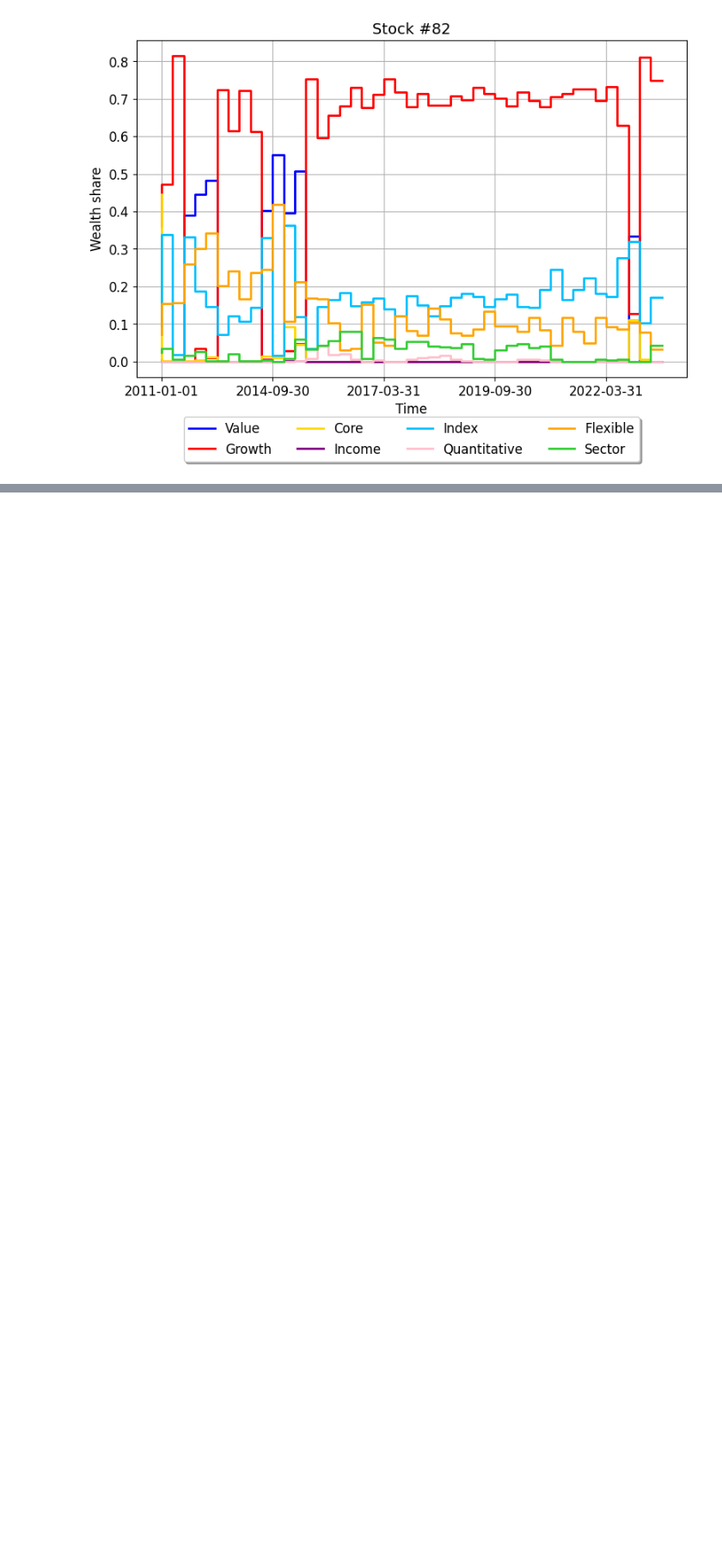
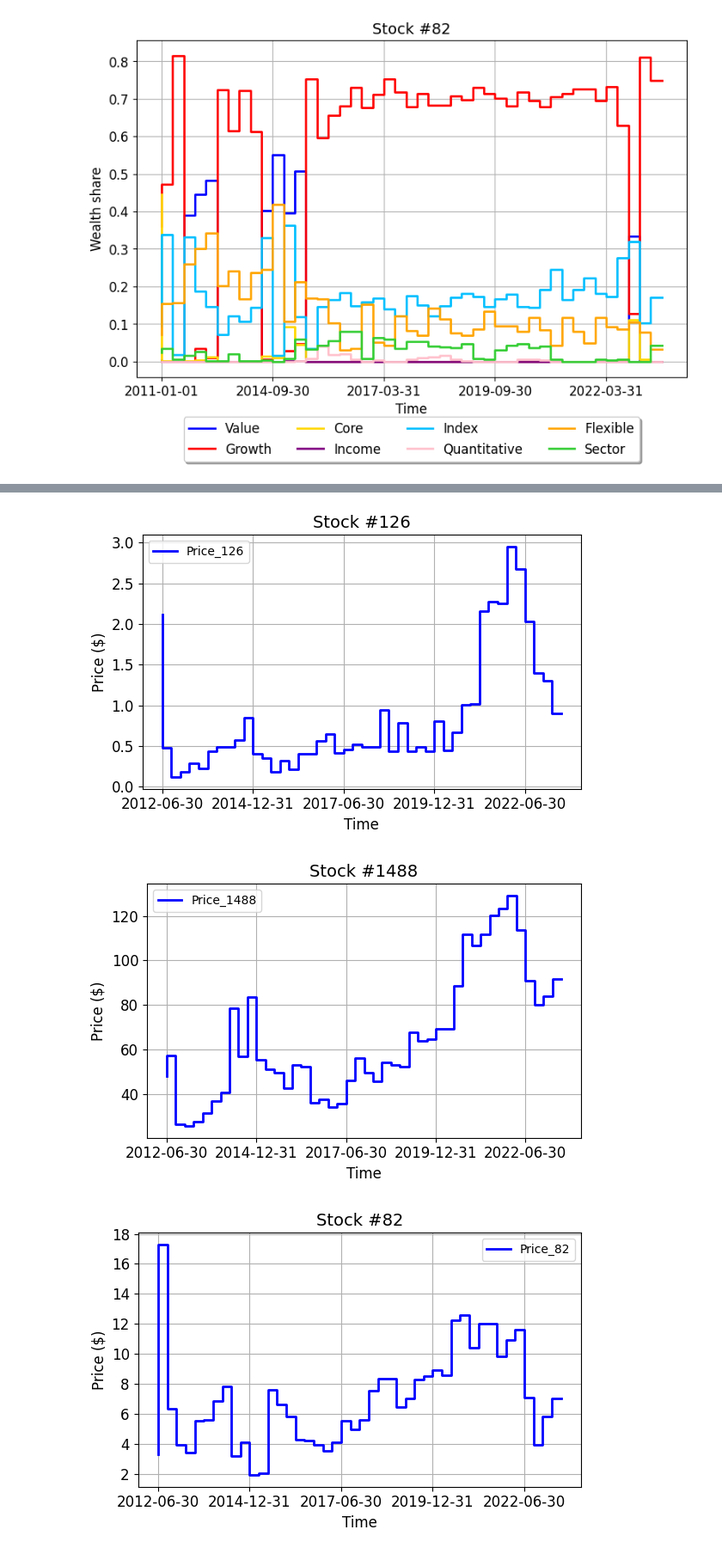
Before and after one commit to aymericvie/demo-evology, a Jupyter notebook: demo.ipynb, the cells around one changed output, grey strips where cells are left out. Shown: that part at 86% size. Drawn from its saved outputs; the diff is of its cells as text; code cells hidden in the pictures; blank space fills up the shorter version.

```diff
--- a/demo.ipynb
+++ b/demo.ipynb
@@ -141,0 +164,21 @@ show_ownership_plot(82)
+# %%
+def show_price_plot(stock_index):
+    # Generate plot from period 1
+    data_qr.iloc[1:].plot(x="Date", y='Price_{}'.format(stock_index), figsize=(6, 4), drawstyle="steps", color='blue', lw=2)
+    plt.xlabel("Time", fontsize=fontsize_label)
+    plt.ylabel("Price ($)", fontsize=fontsize_label)
+    plt.xticks(size=fontsize_label)
+    plt.yticks(size=fontsize_label)
+    plt.grid()
+    plt.title('Stock #{}'.format(stock_index), fontsize=fontsize_title)
+    plt.legend()
+    plt.tight_layout()
+    plt.show()
+
+show_price_plot(126)
+show_price_plot(1488)
+show_price_plot(82)
+# %% [output]
+[figure, added]
+[figure, added]
+[figure, added]
```
Also changed, not shown: parts of 19 cells of this notebook.
